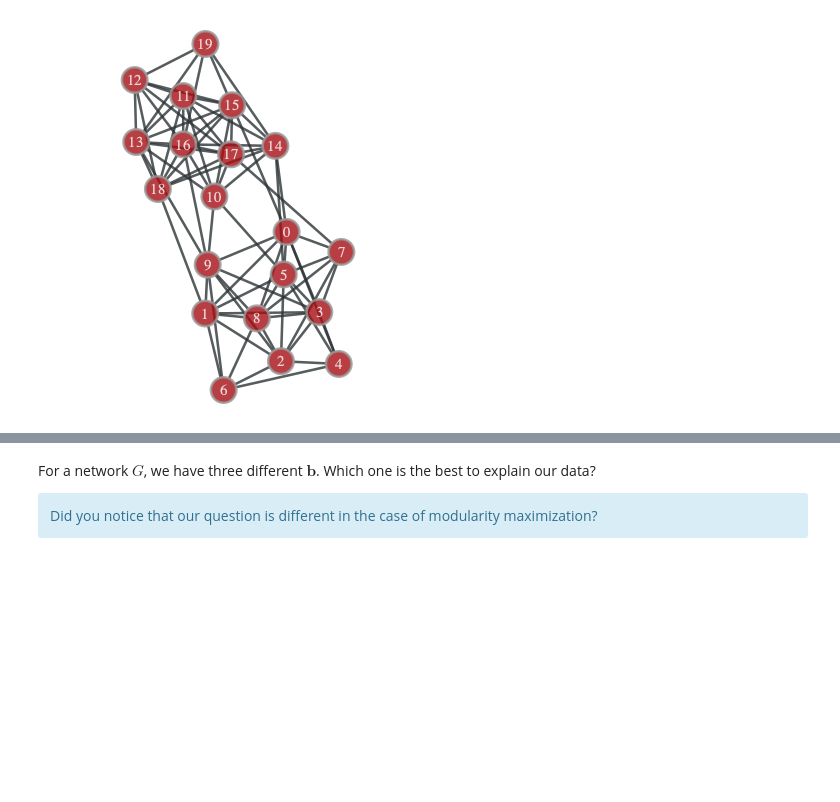
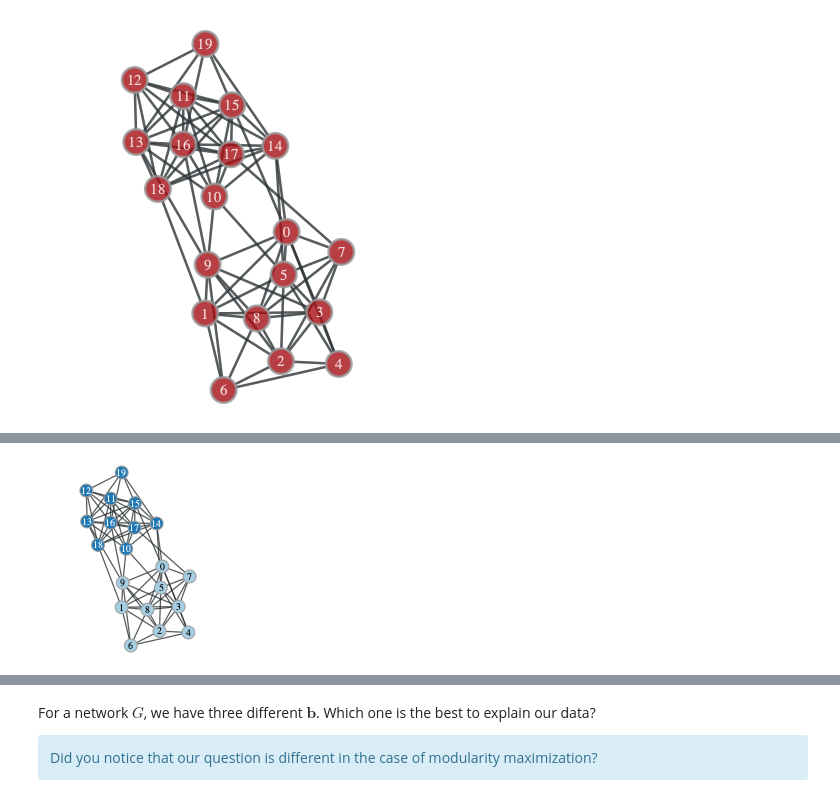
Before and after one commit to gesiscss/methods_seminar_2019, a Jupyter notebook: 2_meso-scale_analysis/03.1.1 - SBM Inference.ipynb, the cells around one changed output, grey strips where cells are left out. Saved outputs shown, nothing was run; the diff lists cells and outputs as text; code cells hidden in the pictures; blank space fills up the shorter version.

```diff
--- a/2_meso-scale_analysis/03.1.1 - SBM Inference.ipynb
+++ b/2_meso-scale_analysis/03.1.1 - SBM Inference.ipynb
@@ -81,7 +83,10 @@ gt.graph_draw(simple_graph, output_size=(200, 200), vertex_fill_color=node_color
 # %%
 # membership 2
-b2 =
+b2 = block_assignment({0: [1, 5, 2, 3, 4, 6, 7, 8, 0, 9],
+                       1: [10, 11, 12, 13, 14, 15, 16, 17, 18, 19]})
 gt.graph_draw(simple_graph, output_size=(200, 200), vertex_fill_color=node_colors(simple_graph, b2),
               vertex_text=simple_graph.vertex_index, vertex_font_size=10, pos=pos);
+# %% [output]
+[figure, added]
 # %%
 # membership 3
```
Also changed, not shown: parts of 44 cells of this notebook, 3 other files.
